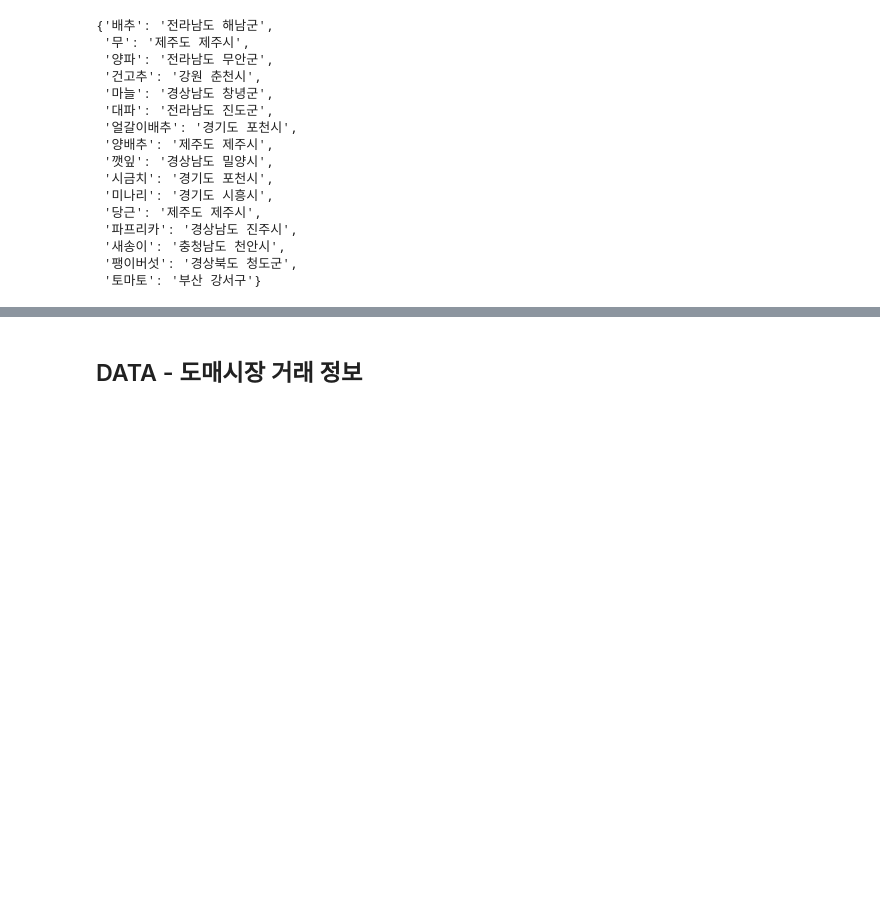
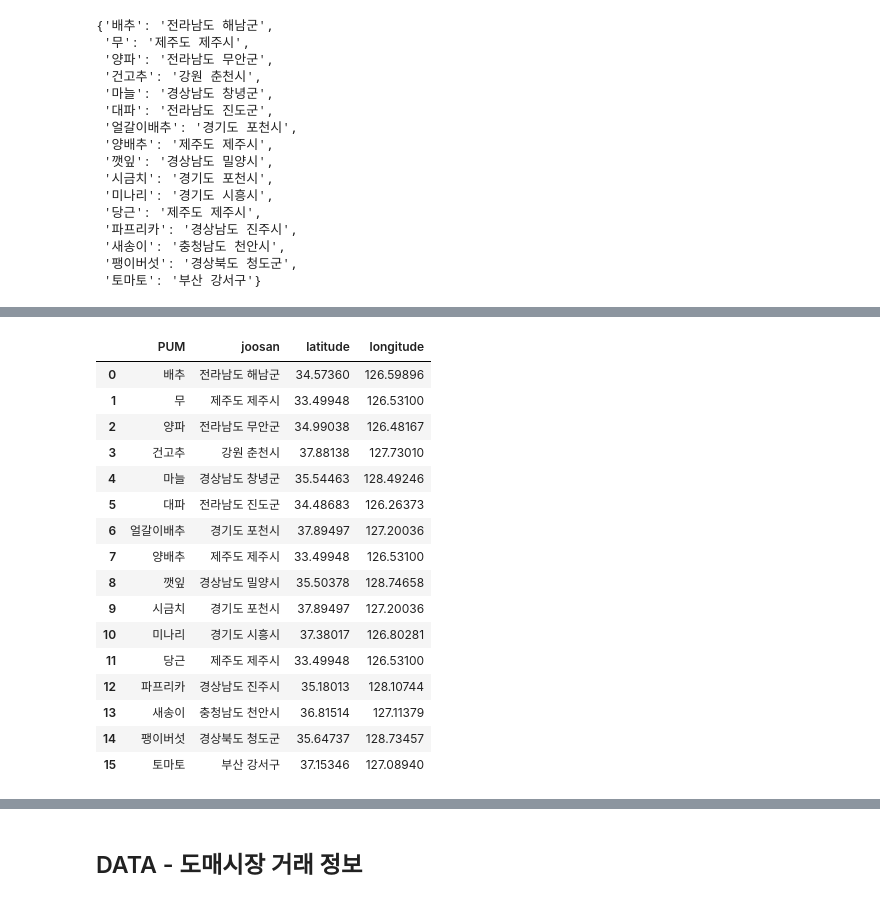
Before and after one commit to yongchoooon/Farm-o-rama, a Jupyter notebook: practice.ipynb, the cells around one changed output, grey strips where cells are left out. Saved outputs shown, nothing was run; the diff lists cells and outputs as text; code cells hidden in the pictures; blank space fills up the shorter version.

```diff
--- a/practice.ipynb
+++ b/practice.ipynb
@@ -152,0 +289,42 @@ joosan_dict
+# %%
+df_joosan = pd.DataFrame(index = joosan_dict.keys(), data = joosan_dict.values(), columns = ["joosan"])
+df_joosan_coord = pd.DataFrame(index = unique_pum,
+             columns = ['latitude', 'longitude'],
+            data = [[34.57360, 126.59896],
+                    [33.49948, 126.53100],
+                    [34.99038, 126.48167],
+                    [37.88138, 127.73010],
+                    [35.54463, 128.49246],
+                    [34.48683, 126.26373],
+                    [37.89497, 127.20036],
+                    [33.49948, 126.53100],
+                    [35.50378, 128.74658],
+                    [37.89497, 127.20036],
+                    [37.38017, 126.80281],
+                    [33.49948, 126.53100],
+                    [35.18013, 128.10744],
+                    [36.81514, 127.11379],
+                    [35.64737, 128.73457],
+                    [37.15346, 127.08940]
+                   ])
+
+df_joosan_2016_info = pd.merge(df_joosan, df_joosan_coord, on = df_joosan.index).rename(columns = {"key_0" : "PUM"})
+df_joosan_2016_info
+# %% [output]
+|  | PUM | joosan | latitude | longitude |
+| 0 | 배추 | 전라남도 해남군 | 34.57360 | 126.59896 |
+| 1 | 무 | 제주도 제주시 | 33.49948 | 126.53100 |
+| 2 | 양파 | 전라남도 무안군 | 34.99038 | 126.48167 |
+| 3 | 건고추 | 강원 춘천시 | 37.88138 | 127.73010 |
+| 4 | 마늘 | 경상남도 창녕군 | 35.54463 | 128.49246 |
+| 5 | 대파 | 전라남도 진도군 | 34.48683 | 126.26373 |
+| 6 | 얼갈이배추 | 경기도 포천시 | 37.89497 | 127.20036 |
+| 7 | 양배추 | 제주도 제주시 | 33.49948 | 126.53100 |
+| 8 | 깻잎 | 경상남도 밀양시 | 35.50378 | 128.74658 |
+| 9 | 시금치 | 경기도 포천시 | 37.89497 | 127.20036 |
+| 10 | 미나리 | 경기도 시흥시 | 37.38017 | 126.80281 |
+| 11 | 당근 | 제주도 제주시 | 33.49948 | 126.53100 |
+| 12 | 파프리카 | 경상남도 진주시 | 35.18013 | 128.10744 |
+| 13 | 새송이 | 충청남도 천안시 | 36.81514 | 127.11379 |
+| 14 | 팽이버섯 | 경상북도 청도군 | 35.64737 | 128.73457 |
+| 15 | 토마토 | 부산 강서구 | 37.15346 | 127.08940 |
```
Also changed, not shown: parts of 24 cells of this notebook.
